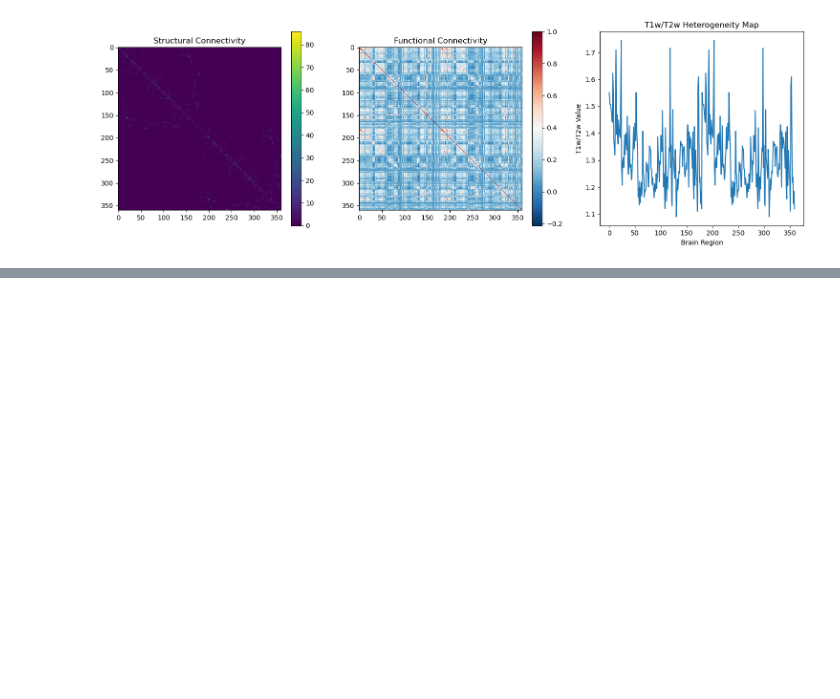
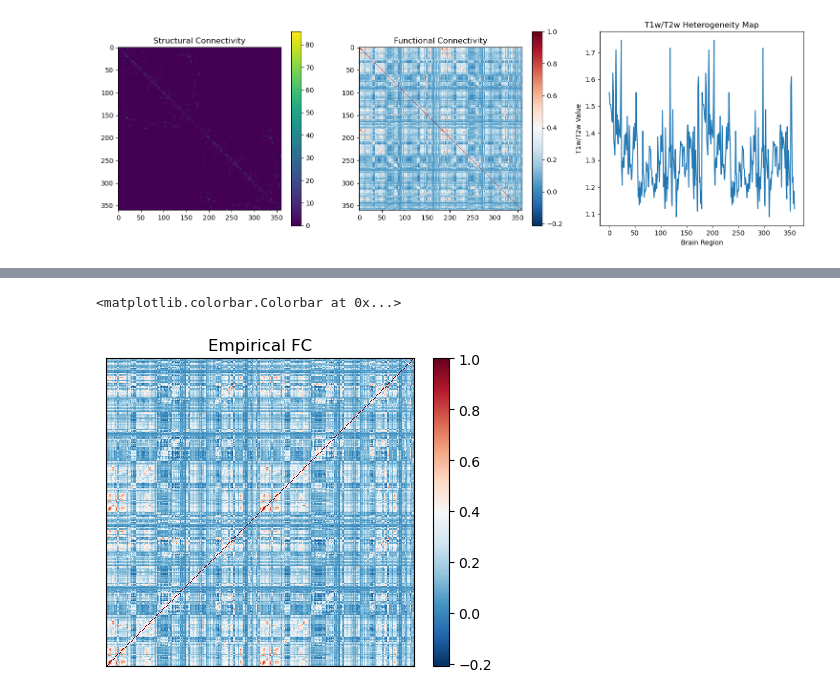
Before and after one commit to fmvoid/HBNM, a Jupyter notebook: data_exploration.ipynb, the cells around one changed output, grey strips where cells are left out. Saved outputs shown, nothing was run; the diff lists cells and outputs as text; code cells hidden in the pictures; blank space fills up the shorter version.

```diff
--- a/data_exploration.ipynb
+++ b/data_exploration.ipynb
@@ -95,0 +133,18 @@ plt.show()
+# %%
+def matrix_plot(ax, x, cmap):
+    im = ax.pcolormesh(x, cmap=cmap, vmin=x.min(), vmax=x.max())
+    ax.set_aspect(1)
+    ax.set_xlim([0, x.shape[1]])
+    ax.set_ylim([0, x.shape[0]])
+    ax.get_xaxis().set_visible(False)
+    ax.get_yaxis().set_visible(False)
+    return im  # Return this so you can add colorbar later
+
+fig, ax = plt.subplots(figsize=(5, 4))
+
+im1 = matrix_plot(ax, fc, 'RdBu_r')
+ax.set_title('Empirical FC')
+plt.colorbar(im1, ax=ax)  # Add colorbar to this specific subplot
+# %% [output]
+<matplotlib.colorbar.Colorbar at 0x...>
+[figure, added]
```
Also changed, not shown: parts of 8 cells of this notebook, 4 other files.
